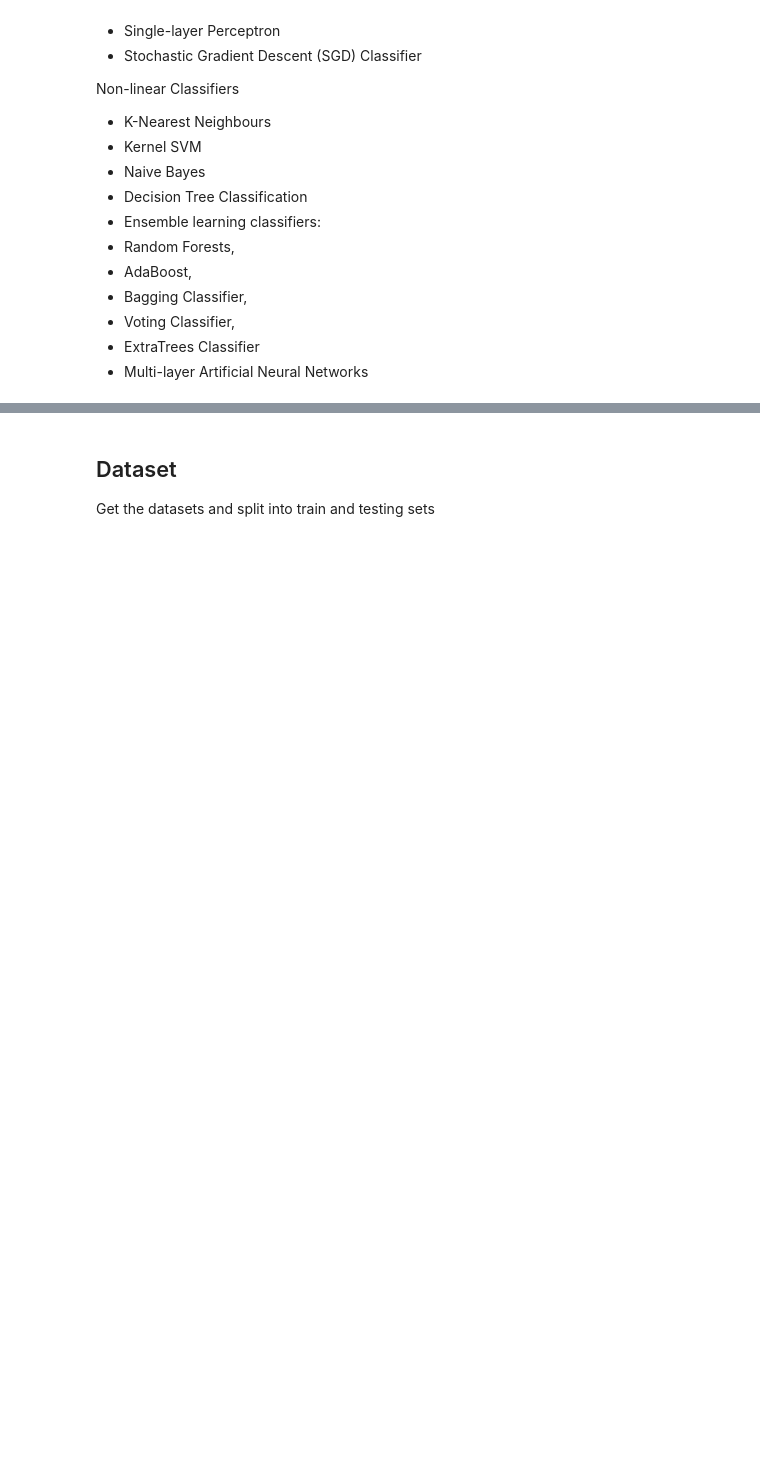
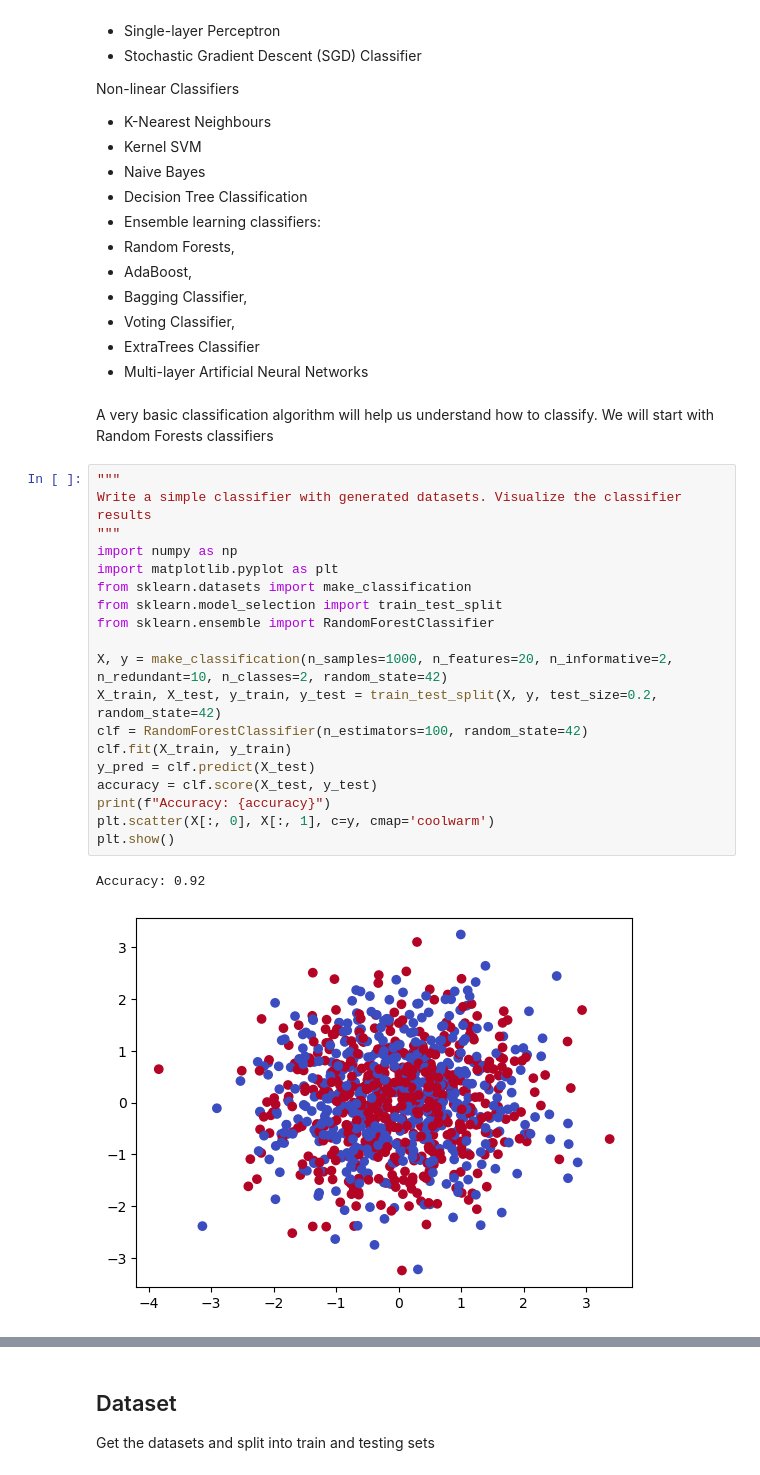
Before and after one commit to johnmoses/zero-to-hero-python-ai, a Jupyter notebook: Classification/intro.ipynb, the cells around one changed output, grey strips where cells are left out. Cells and saved outputs as stored; diff of their text form; blank space fills up the shorter version.

```diff
--- a/Classification/intro.ipynb
+++ b/Classification/intro.ipynb
@@ -33,4 +33,28 @@ Non-linear Classifiers
 - Voting Classifier,
 - ExtraTrees Classifier
 - Multi-layer Artificial Neural Networks
+# %% [markdown]
+A very basic classification algorithm will help us understand how to classify. We will start with Random Forests classifiers
+# %%
+"""
+Write a simple classifier with generated datasets. Visualize the classifier results
+"""
+import numpy as np
+import matplotlib.pyplot as plt
+from sklearn.datasets import make_classification
+from sklearn.model_selection import train_test_split
+from sklearn.ensemble import RandomForestClassifier
+
+X, y = make_classification(n_samples=1000, n_features=20, n_informative=2, n_redundant=10, n_classes=2, random_state=42)
+X_train, X_test, y_train, y_test = train_test_split(X, y, test_size=0.2, random_state=42)
+clf = RandomForestClassifier(n_estimators=100, random_state=42)
+clf.fit(X_train, y_train)
+y_pred = clf.predict(X_test)
+accuracy = clf.score(X_test, y_test)
+print(f"Accuracy: {accuracy}")
+plt.scatter(X[:, 0], X[:, 1], c=y, cmap='coolwarm')
+plt.show()
+# %% [output]
+Accuracy: 0.92
+[figure, added]
 # %% [markdown]
```
Also changed, not shown: parts of 3 cells of this notebook, 3 other files.
